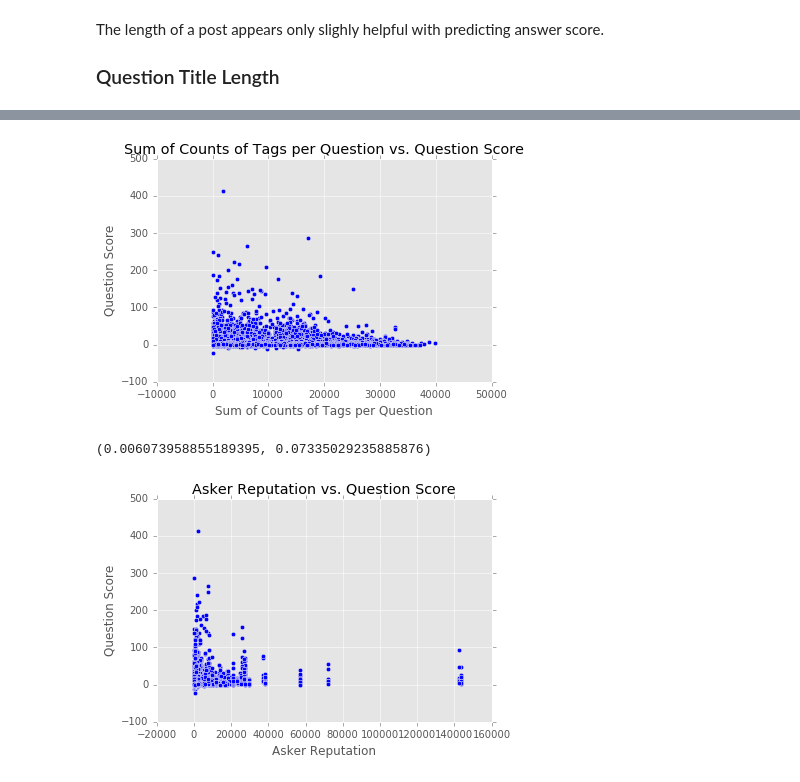
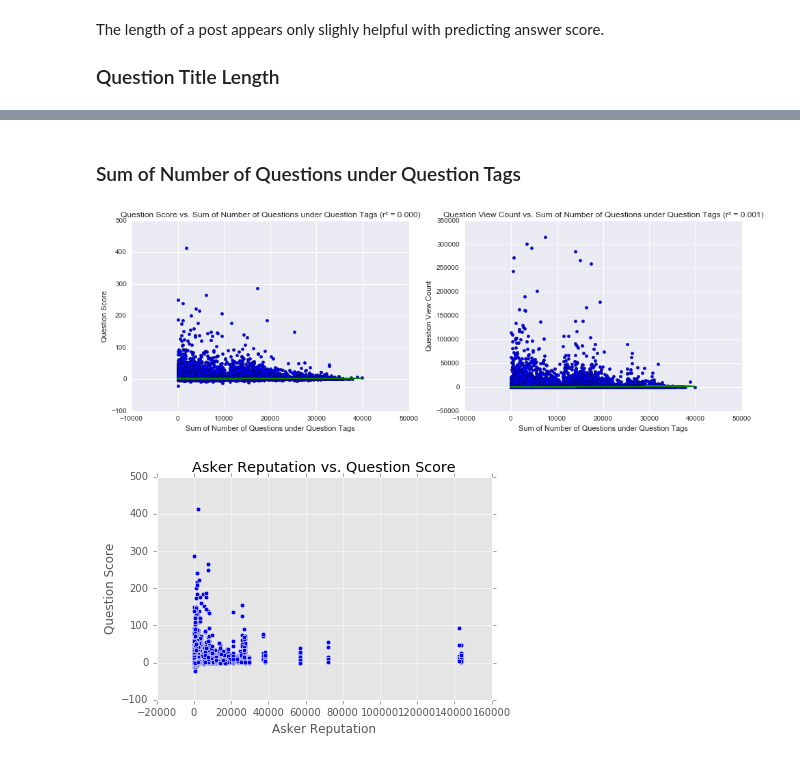
Before and after one commit to alexmfriedman/stack-exchange-analysis, a Jupyter notebook: Stack Overflow Analysis.ipynb, the cells around one changed output, grey strips where cells are left out. Saved outputs shown, nothing was run; the diff lists cells and outputs as text; code cells hidden in the pictures.

```diff
--- a/Stack Overflow Analysis.ipynb
+++ b/Stack Overflow Analysis.ipynb
@@ -530,19 +532,20 @@ plot_features(
 # %%
-def match_tags(tags):
-    match = re.findall(r"<(.*?)>", tags)
-    return match
+def get_tags(tag_string):
+    tags = re.findall(r"<(.*?)>", tag_string)
+    return tags
 
-question_tags = c.execute('''SELECT Tags
-                         FROM posts
-                         WHERE PostTypeId = 1
-                         ORDER BY Id ASC''')
-
-question_tags_arr = question_tags.fetchall()
-
-question_tags_list = map(lambda x: match_tags(x[0]), question_tags_arr)
-
+question_tags = query(c, '''
+                        SELECT Tags
+                        FROM posts
+                        WHERE PostTypeId = 1
+                        ORDER BY Id ASC''')
+question_tags_list = map(lambda x: get_tags(x), question_tags)
 question_tags_numbers = map(len, question_tags_list)
 
-plot_features(question_tags_numbers, question_scores_arr,
-              'Number of Question Tags', 'Question Score')
+plot_features(
+    [question_tags_numbers] * 2,
+    ys_questions,
+    ['Number of Question Tags'] * 2,
+    y_labels_questions
+)
 # %% [output]
@@ -550,20 +553,21 @@ plot_features(question_tags_numbers, question_scores_arr,
+# %% [markdown]
+### Sum of Number of Questions under Question Tags
 # %%
-all_tags_arr = c.execute('''SELECT TagName, Count
-                         FROM tags''').fetchall()
-
-all_tags_dict = dict(all_tags_arr)
+all_tags = c.execute('''
+                        SELECT TagName, Count
+                        FROM tags''').fetchall()
+all_tags_dict = dict(all_tags)
 
 question_sum_tags_count = map(lambda x: sum(map(lambda y: all_tags_dict[y], x)), question_tags_list)
 
-plot_features(question_sum_tags_count, question_scores_arr,
-              'Sum of Counts of Tags per Question', 'Question Score') #:)
+plot_features(
+    [question_sum_tags_count] * 2,
+    ys_questions,
+    ['Sum of Number of Questions under Question Tags'] * 2,
+    y_labels_questions
+)
 # %% [output]
-[figure, old version]
+[figure, new version]
-# %%
-import operator
-print stats.pearsonr(question_sum_tags_count, map(operator.itemgetter(0), question_scores_arr)) #:-)
-# %% [output]
-(0.006073958855189395, 0.07335029235885876)
 # %%
 user_reputations_by_question = c.execute('''SELECT users.Reputation
                          FROM posts
```
Also changed, not shown: parts of 15 cells of this notebook.
